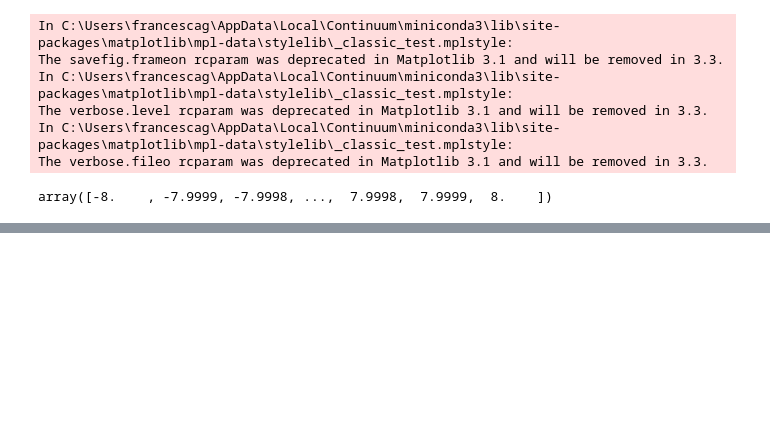
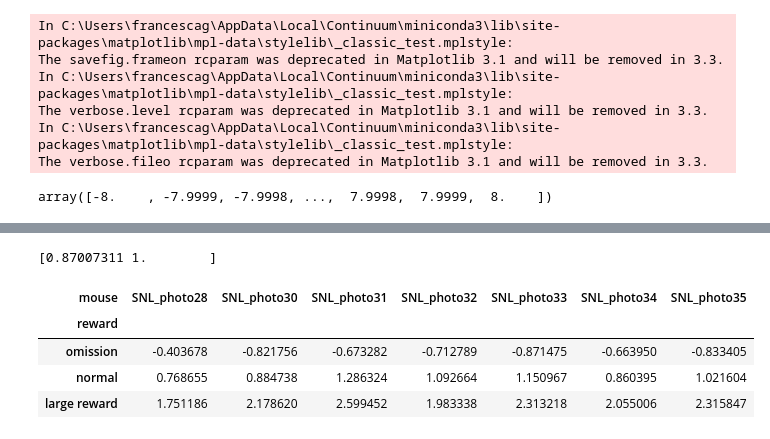
Before and after one commit to YvonneJohansson/freely_moving_photometry_analysis, a Jupyter notebook: notebooks/post_processing_large_rewards_omissions.ipynb, the cells around one changed output, grey strips where cells are left out. Drawn from its saved outputs; the diff is of its cells as text; code cells hidden in the pictures; blank space fills up the shorter version.

```diff
--- a/notebooks/post_processing_large_rewards_omissions.ipynb
+++ b/notebooks/post_processing_large_rewards_omissions.ipynb
@@ -220,0 +148,18 @@ def plot_comparison_trace(pre_traces, post_traces):
+# %%
+#help(multipletests)
+reject, corrected_pvals, corrected_alpha_sidak, corrected_bonf = multipletests([pval1, pval2], method='bonferroni')
+
+print(corrected_pvals)
+# %% [output]
+[0.87007311 1.        ]
+# %%
+df1 = avg_traces
+df_for_plot = df1.pivot(index='reward', columns='mouse', values='peak').sort_values('reward', ascending=False)
+# %%
+df_for_plot
+# %% [output]
+| mouse | SNL_photo28 | SNL_photo30 | SNL_photo31 | SNL_photo32 | SNL_photo33 | SNL_photo34 | SNL_photo35 |
+| reward |  |  |  |  |  |  |  |
+| omission | -0.403678 | -0.821756 | -0.673282 | -0.712789 | -0.871475 | -0.663950 | -0.833405 |
+| normal | 0.768655 | 0.884738 | 1.286324 | 1.092664 | 1.150967 | 0.860395 | 1.021604 |
+| large reward | 1.751186 | 2.178620 | 2.599452 | 1.983338 | 2.313218 | 2.055006 | 2.315847 |
```
Also changed, not shown: parts of 20 cells of this notebook, 19 other files.
